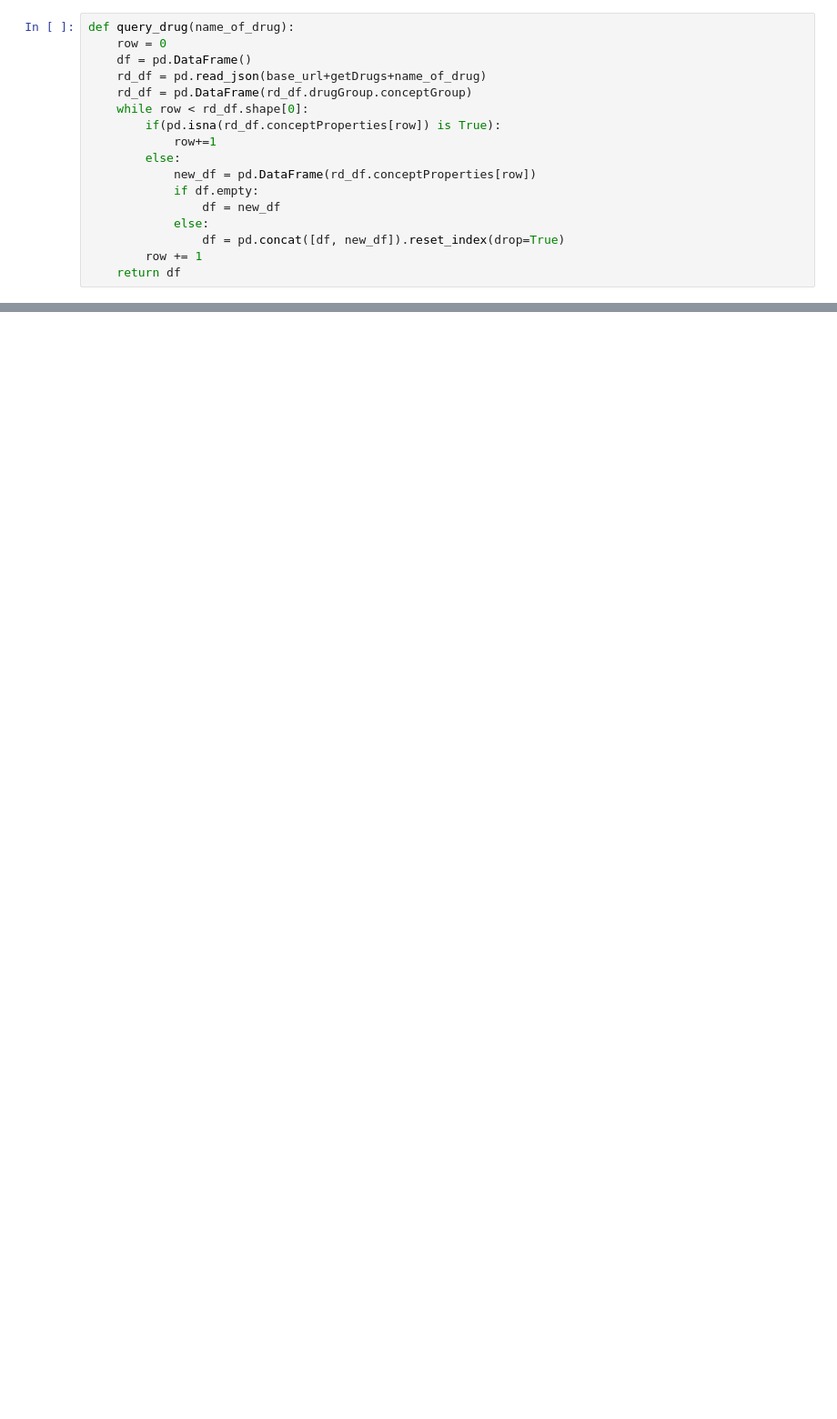
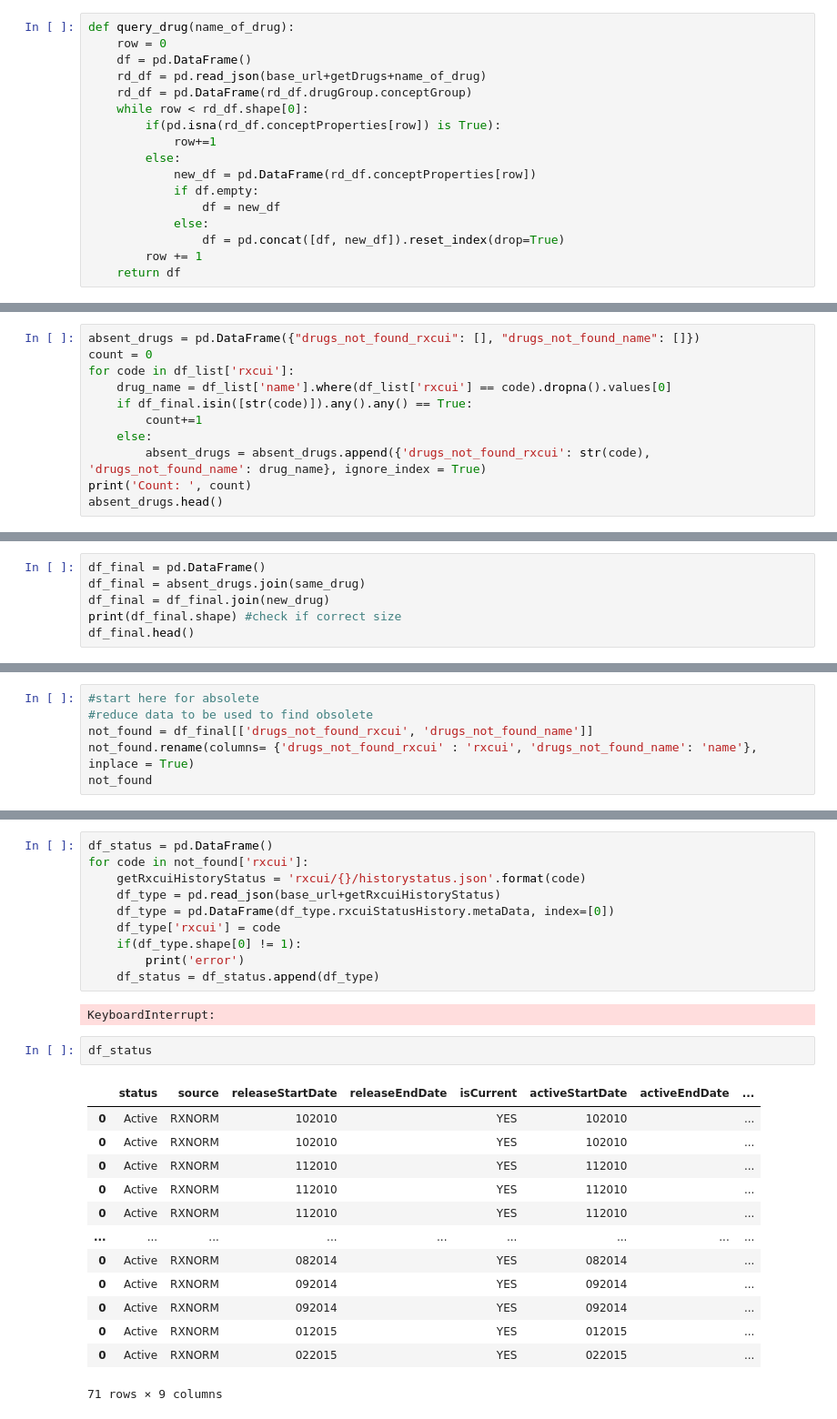
Before and after one commit to danielhmendoza01/Automatic_Code_Sets, a Jupyter notebook: Opioid_Query.ipynb, the cells around one changed output, grey strips where cells are left out. Shown: that part at 91% size. Drawn from its saved outputs; the diff is of its cells as text; blank space fills up the shorter version.

Commit message:
status update

```diff
--- a/Opioid_Query.ipynb
+++ b/Opioid_Query.ipynb
@@ -38,0 +145,11 @@ df.head()
+# %%
+absent_drugs = pd.DataFrame({"drugs_not_found_rxcui": [], "drugs_not_found_name": []})
+count = 0
+for code in df_list['rxcui']:
+    drug_name = df_list['name'].where(df_list['rxcui'] == code).dropna().values[0]
+    if df_final.isin([str(code)]).any().any() == True:
+        count+=1
+    else:
+        absent_drugs = absent_drugs.append({'drugs_not_found_rxcui': str(code), 'drugs_not_found_name': drug_name}, ignore_index = True)
+print('Count: ', count)
+absent_drugs.head()
@@ -38,0 +164,6 @@ df.head()
+# %%
+df_final = pd.DataFrame()
+df_final = absent_drugs.join(same_drug)
+df_final = df_final.join(new_drug)
+print(df_final.shape) #check if correct size
+df_final.head()
@@ -38,0 +197,6 @@ df.head()
+# %%
+#start here for absolete
+#reduce data to be used to find obsolete
+not_found = df_final[['drugs_not_found_rxcui', 'drugs_not_found_name']]
+not_found.rename(columns= {'drugs_not_found_rxcui' : 'rxcui', 'drugs_not_found_name': 'name'}, inplace = True)
+not_found
@@ -38,0 +221,28 @@ df.head()
+# %%
+df_status = pd.DataFrame()
+for code in not_found['rxcui']:
+    getRxcuiHistoryStatus = 'rxcui/{}/historystatus.json'.format(code)
+    df_type = pd.read_json(base_url+getRxcuiHistoryStatus)
+    df_type = pd.DataFrame(df_type.rxcuiStatusHistory.metaData, index=[0])
+    df_type['rxcui'] = code
+    if(df_type.shape[0] != 1):
+        print('error')
+    df_status = df_status.append(df_type)
+# %% [output]
+KeyboardInterrupt:
+# %%
+df_status
+# %% [output]
+|  | status | source | releaseStartDate | releaseEndDate | isCurrent | activeStartDate | activeEndDate | ... |
+| 0 | Active | RXNORM | 102010 |  | YES | 102010 |  | ... |
+| 0 | Active | RXNORM | 102010 |  | YES | 102010 |  | ... |
+| 0 | Active | RXNORM | 112010 |  | YES | 112010 |  | ... |
+| 0 | Active | RXNORM | 112010 |  | YES | 112010 |  | ... |
+| 0 | Active | RXNORM | 112010 |  | YES | 112010 |  | ... |
+| ... | ... | ... | ... | ... | ... | ... | ... | ... |
+| 0 | Active | RXNORM | 082014 |  | YES | 082014 |  | ... |
+| 0 | Active | RXNORM | 092014 |  | YES | 092014 |  | ... |
+| 0 | Active | RXNORM | 092014 |  | YES | 092014 |  | ... |
+| 0 | Active | RXNORM | 012015 |  | YES | 012015 |  | ... |
+| 0 | Active | RXNORM | 022015 |  | YES | 022015 |  | ... |
+71 rows × 9 columns
```
Also changed, not shown: parts of 20 cells of this notebook, 3 other files.
